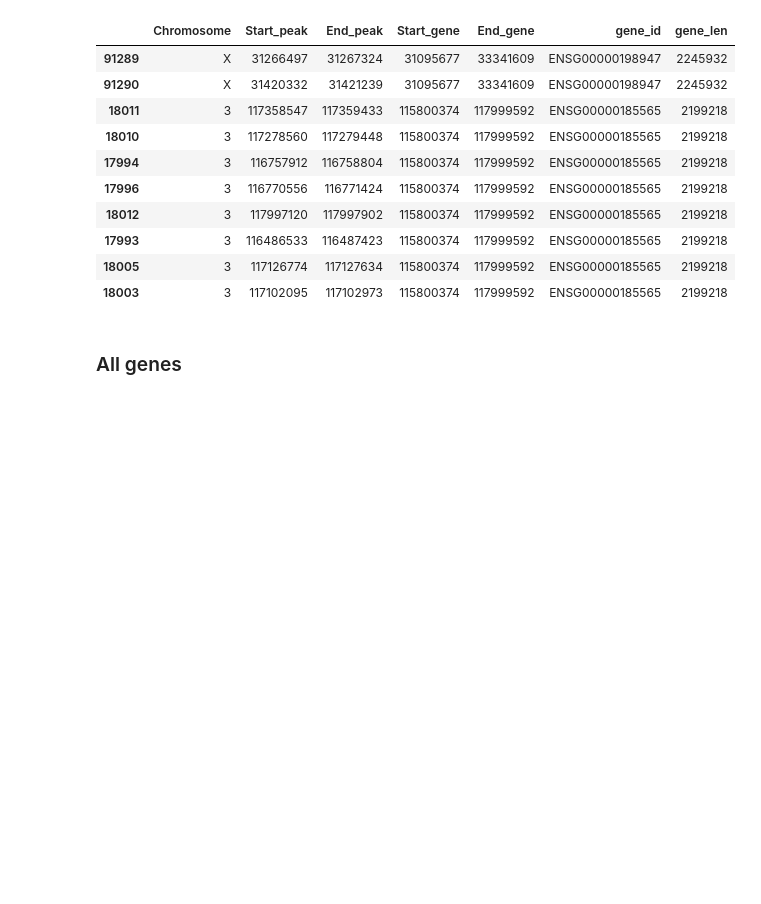
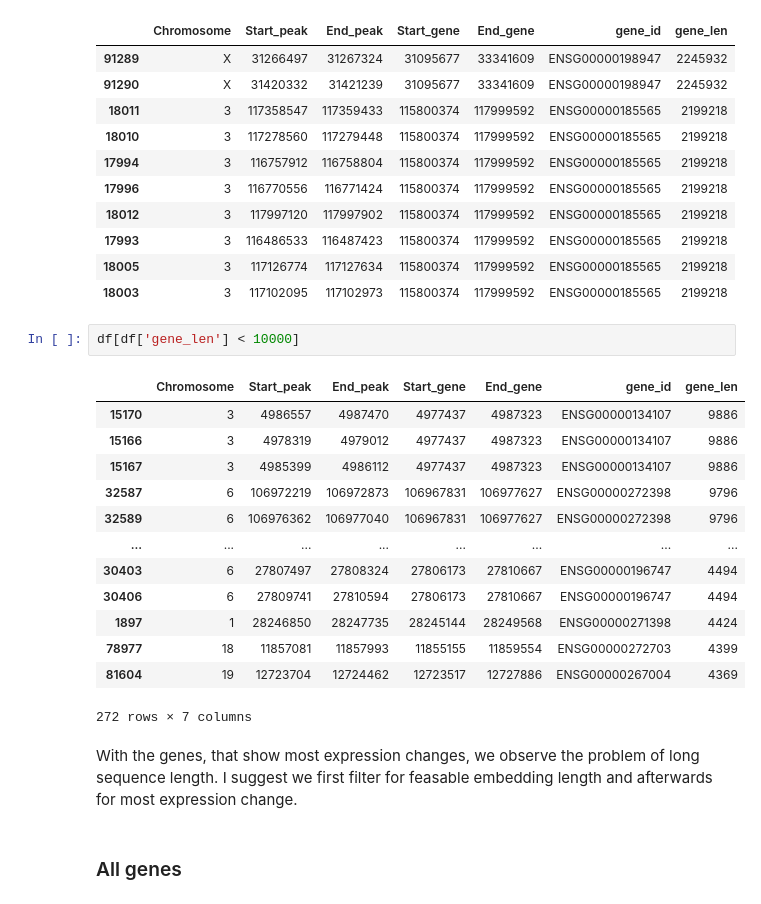
Before and after one commit to riccardoAli31/Gene-expression-changes-from-CNV, a Jupyter notebook: src/dataloader/embedding_preprocessing.ipynb, the cells around one changed output. Cells and saved outputs as stored; diff of their text form; blank space fills up the shorter version.

Commit message:
conclusion for most expression changed genes

```diff
--- a/src/dataloader/embedding_preprocessing.ipynb
+++ b/src/dataloader/embedding_preprocessing.ipynb
@@ -64,6 +64,25 @@ df[:10]
 | 17993 | 3 | 116486533 | 116487423 | 115800374 | 117999592 | ENSG00000185565 | 2199218 |
 | 18005 | 3 | 117126774 | 117127634 | 115800374 | 117999592 | ENSG00000185565 | 2199218 |
 | 18003 | 3 | 117102095 | 117102973 | 115800374 | 117999592 | ENSG00000185565 | 2199218 |
+# %%
+df[df['gene_len'] < 10000]
+# %% [output]
+|  | Chromosome | Start_peak | End_peak | Start_gene | End_gene | gene_id | gene_len |
+| 15170 | 3 | 4986557 | 4987470 | 4977437 | 4987323 | ENSG00000134107 | 9886 |
+| 15166 | 3 | 4978319 | 4979012 | 4977437 | 4987323 | ENSG00000134107 | 9886 |
+| 15167 | 3 | 4985399 | 4986112 | 4977437 | 4987323 | ENSG00000134107 | 9886 |
+| 32587 | 6 | 106972219 | 106972873 | 106967831 | 106977627 | ENSG00000272398 | 9796 |
+| 32589 | 6 | 106976362 | 106977040 | 106967831 | 106977627 | ENSG00000272398 | 9796 |
+| ... | ... | ... | ... | ... | ... | ... | ... |
+| 30403 | 6 | 27807497 | 27808324 | 27806173 | 27810667 | ENSG00000196747 | 4494 |
+| 30406 | 6 | 27809741 | 27810594 | 27806173 | 27810667 | ENSG00000196747 | 4494 |
+| 1897 | 1 | 28246850 | 28247735 | 28245144 | 28249568 | ENSG00000271398 | 4424 |
+| 78977 | 18 | 11857081 | 11857993 | 11855155 | 11859554 | ENSG00000272703 | 4399 |
+| 81604 | 19 | 12723704 | 12724462 | 12723517 | 12727886 | ENSG00000267004 | 4369 |
+272 rows × 7 columns
+# %% [markdown]
+With the genes, that show most expression changes, we observe the problem of long sequence length.
+I suggest we first filter for feasable embedding length and afterwards for most expression change.
 # %% [markdown]
 ### All genes
 # %%
```
